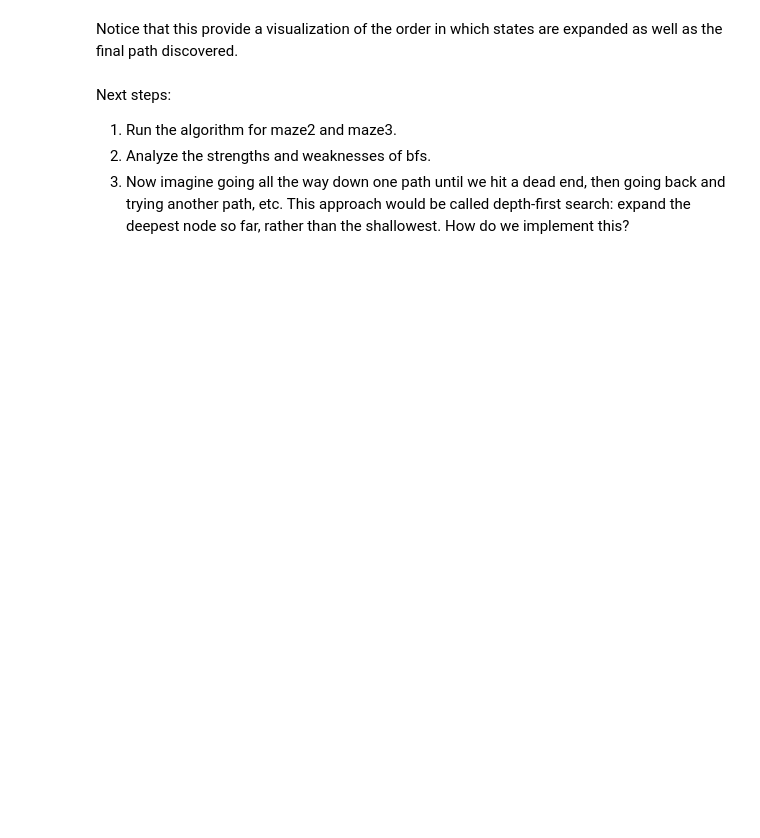
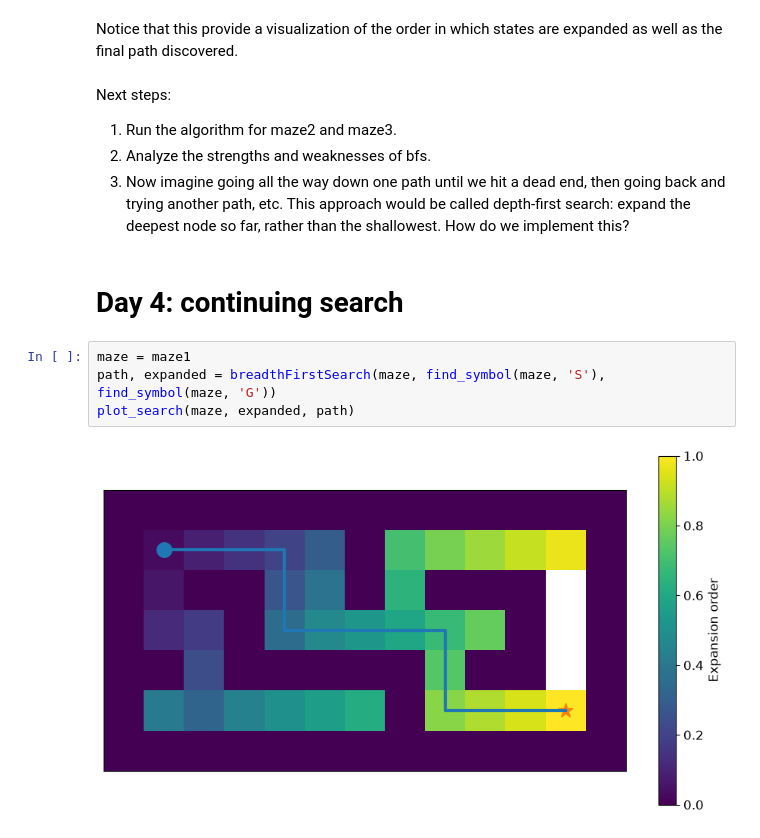
Before and after one commit to soonho-eric/CSC371_Fa2026, a Jupyter notebook: lab/Day03_Search1.ipynb, the cells around one changed output. Saved outputs shown, nothing was run; the diff lists cells and outputs as text; blank space fills up the shorter version.

```diff
--- a/lab/Day03_Search1.ipynb
+++ b/lab/Day03_Search1.ipynb
@@ -114,3 +163,11 @@ Next steps:
 1. Run the algorithm for maze2 and maze3.
 2. Analyze the strengths and weaknesses of bfs.
 3. Now imagine going all the way down one path until we hit a dead end, then going back and trying another path, etc. This approach would be called depth-first search: expand the deepest node so far, rather than the shallowest. How do we implement this?
+# %% [markdown]
+# Day 4: continuing search
+# %%
+maze = maze1
+path, expanded = breadthFirstSearch(maze, find_symbol(maze, 'S'), find_symbol(maze, 'G'))
+plot_search(maze, expanded, path)
+# %% [output]
+[figure, added]
```
Also changed, not shown: parts of 21 cells of this notebook, 2 other files.
